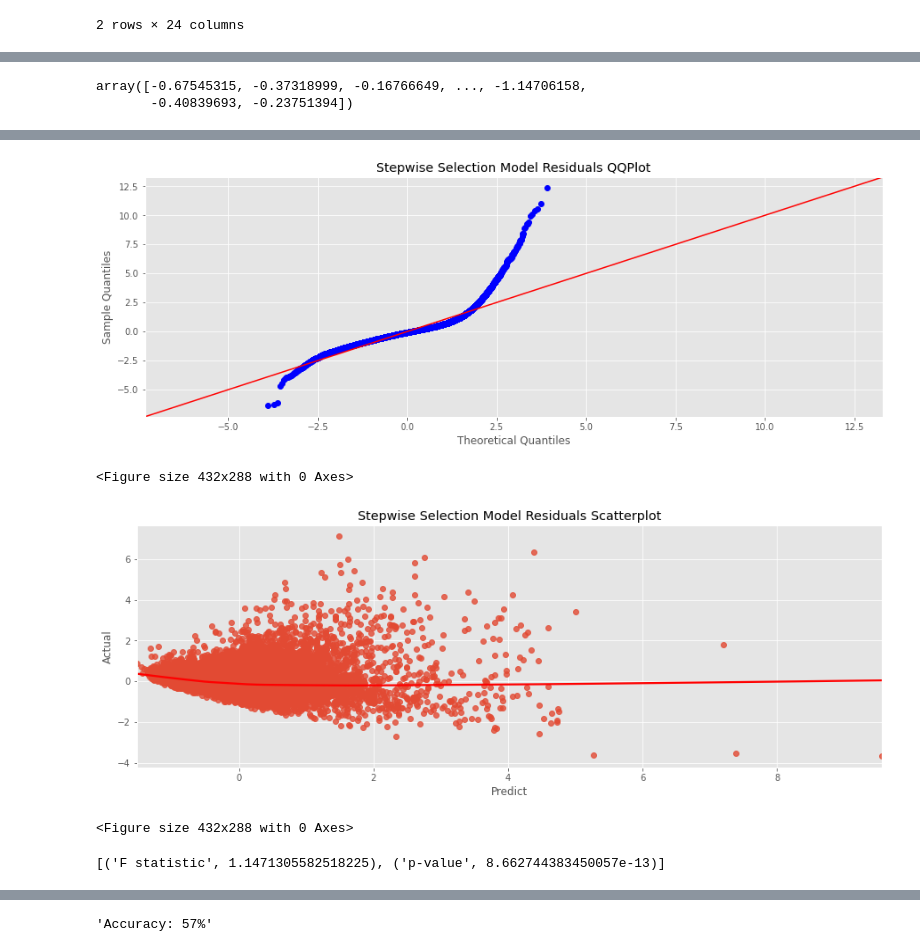
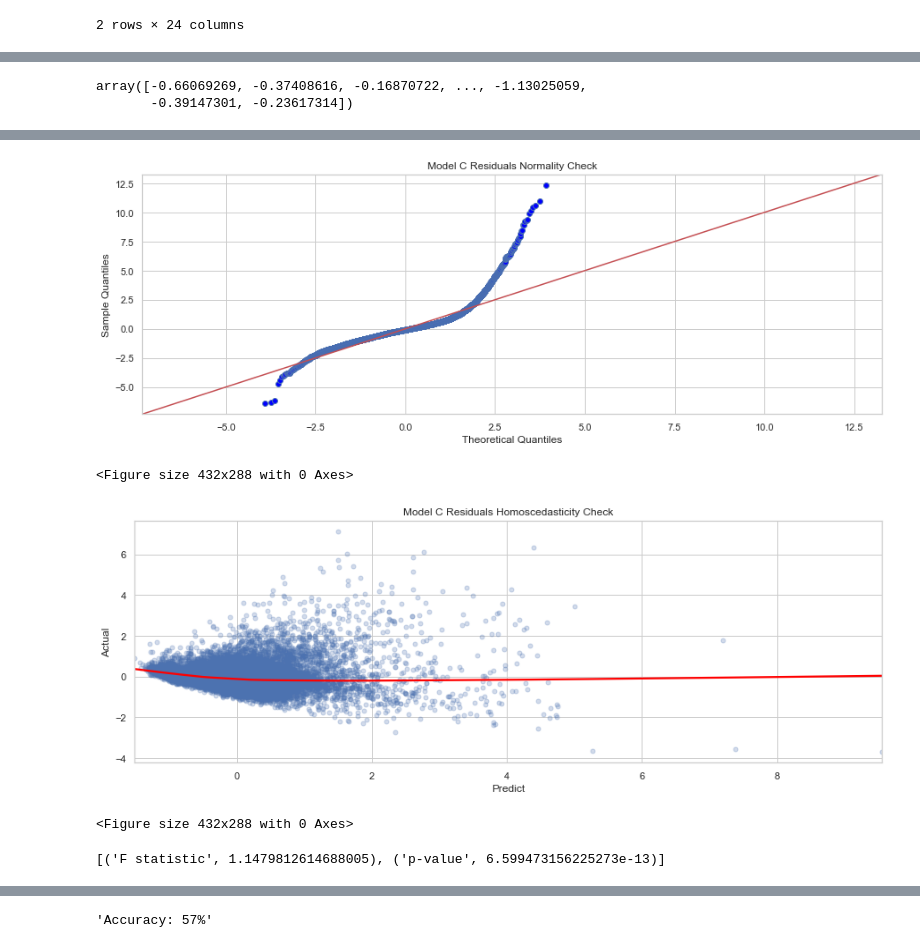
Before and after one commit to baotramduong/Portfolio_Project_Multivariate_Linear_Regression_King_County_Housing, a Jupyter notebook: Part II.A - Multivariate Linear Regression.ipynb, the cells around one changed output, grey strips where cells are left out. Drawn from its saved outputs; the diff is of its cells as text; code cells hidden in the pictures.

```diff
--- a/Part II.A - Multivariate Linear Regression.ipynb
+++ b/Part II.A - Multivariate Linear Regression.ipynb
@@ -6,6 +6,7 @@ import seaborn as sns
 import matplotlib.pyplot as plt
 %matplotlib inline
 plt.style.use('ggplot')
+sns.set(style="whitegrid")
 
 import statsmodels.api as sm
 import statsmodels.formula.api as smf
@@ -17,6 +18,7 @@ from sklearn.feature_selection import RFE
 from sklearn.linear_model import LinearRegression
 from sklearn.model_selection import train_test_split
 from sklearn.metrics import mean_squared_error
+from sklearn.metrics import r2_score
 import warnings
 warnings.filterwarnings("ignore")
 # %%
@@ -354,6 +357,6 @@ with sns.axes_style("white"):
                      vmax = 1,
                      vmin = -1,
                      square = True)
-
+    plt.title('Model A Multicollinarity Check')
 plt.savefig('./Data & Figures/model_A_multicollinarity_check')
 # %% [output]
@@ -783,7 +788,7 @@ with sns.axes_style("white"):
                      vmax = 1,
                      vmin = -1,
                      square = True)
-
+    plt.title('Model B Multicollinearity Check')
 plt.savefig('./Data & Figures/model_B_multicollinarity_check')
 
 #recheck for normality
@@ -792,7 +797,7 @@ fig = sm.graphics.qqplot(model_B.resid,
                          line = '45',
                          fit = True)
 fig.set_size_inches(15, 5)
-plt.title('Stepwise Selection Model Residuals QQPlot')
+plt.title('Model B Residuals Normality Check')
 plt.show()
 plt.savefig('./Data & Figures/model_B_residuals_qqplot')
 
@@ -801,8 +806,9 @@ plt.figure(figsize = (15, 5))
 sns.regplot(x = model_B.predict(),
             y = model_B.resid,
             lowess = True,
-            line_kws = {'color': 'red'})
-plt.title('Stepwise Selection Model Residuals Scatterplot')
+            line_kws = {'color': 'red'},
+            scatter_kws = {'s': 25,'alpha':0.25})
+plt.title('Model B Residuals Homoscedasticity Check')
 plt.xlabel('Predict')
 plt.ylabel('Actual')
 plt.show()
@@ -864,7 +862,7 @@ preprocessed_C['sqft_living15_poly'] = preprocessed_C['sqft_living15']**2
 preprocessed_C['sqft_lot15_poly'] = preprocessed_C['sqft_lot15']**2
 # %%
 #drop old values
-preprocessed_C.drop(['sqft_above', 'sqft_lot', 'sqft_living15', 'sqft_lot15'], axis = 1, inplace = True)
+preprocessed_C.drop(['sqft_above', 'sqft_lot', 'sqft_living15', 'sqft_lot15', 'zip_C'], axis = 1, inplace = True)
 # %%
 #review dataframe
 preprocessed_C.head(2)
@@ -954,8 +952,8 @@ linreg.fit(X[result_C], y)
 yhat = linreg.predict(X[result_C])
 yhat
 # %% [output]
-array([-0.67545315, -0.37318999, -0.16766649, ..., -1.14706158,
-       -0.40839693, -0.23751394])
+array([-0.66069269, -0.37408616, -0.16870722, ..., -1.13025059,
+       -0.39147301, -0.23617314])
 # %%
 #recheck for multicollinearity
 mask = np.zeros_like(abs(X[result_C].corr()) > 0.75)
@@ -971,8 +969,8 @@ with sns.axes_style("white"):
                      vmax = 1,
                      vmin = -1,
                      square = True)
-
-plt.savefig('./Data & Figures/model_B_multicollinarity_check')
+    plt.title('Model C  Multicollinarity Check')
+plt.savefig('./Data & Figures/model_C_multicollinarity_check')
 
 #recheck for normality
 fig = sm.graphics.qqplot(model_C.resid,
@@ -980,19 +978,20 @@ fig = sm.graphics.qqplot(model_C.resid,
                          line = '45',
                          fit = True)
 fig.set_size_inches(15, 5)
-plt.title('Stepwise Selection Model Residuals QQPlot')
+plt.title('Model C Residuals Normality Check')
 plt.show()
-plt.savefig('./Data & Figures/model_B_residuals_qqplot')
+plt.savefig('./Data & Figures/model_C_residuals_qqplot')
 
 #recheck for homoscedasticity
 plt.figure(figsize = (15, 5))
 sns.regplot(x = model_C.predict(),
             y = model_C.resid,
             lowess = True,
-            line_kws = {'color': 'red'})
-plt.title('Stepwise Selection Model Residuals Scatterplot')
+            line_kws = {'color': 'red'},
+            scatter_kws = {'s': 25,'alpha':0.25})
+plt.title('Model C Residuals Homoscedasticity Check')
 plt.xlabel('Predict')
 plt.ylabel('Actual')
 plt.show()
-plt.savefig('./Data & Figures/model_B_homoscedasticity_regplot')
+plt.savefig('./Data & Figures/model_C_homoscedasticity_regplot')
 # %% [output]
@@ -1000,6 +999,6 @@ plt.savefig('./Data & Figures/model_B_homoscedasticity_regplot')
-[figure, old version]
+[figure, new version]
 <Figure size 432x288 with 0 Axes>
-[figure, old version]
+[figure, new version]
 <Figure size 432x288 with 0 Axes>
 # %%
 #Goldfeld-Quandt test
@@ -1007,7 +1006,7 @@ name = ['F statistic', 'p-value']
 test = sms.het_goldfeldquandt(model_C.resid, model_C.model.exog)
 list(zip(name, test))
 # %% [output]
-[('F statistic', 1.1471305582518225), ('p-value', 8.662744383450057e-13)]
+[('F statistic', 1.1479812614688005), ('p-value', 6.599473156225273e-13)]
 # %%
 #split the data into training and test sets. Use the default split size
 X_train, X_test, y_train, y_test = train_test_split(X, y, test_size = 0.2, random_state = 42)
```
Also changed, not shown: parts of 44 cells of this notebook.
